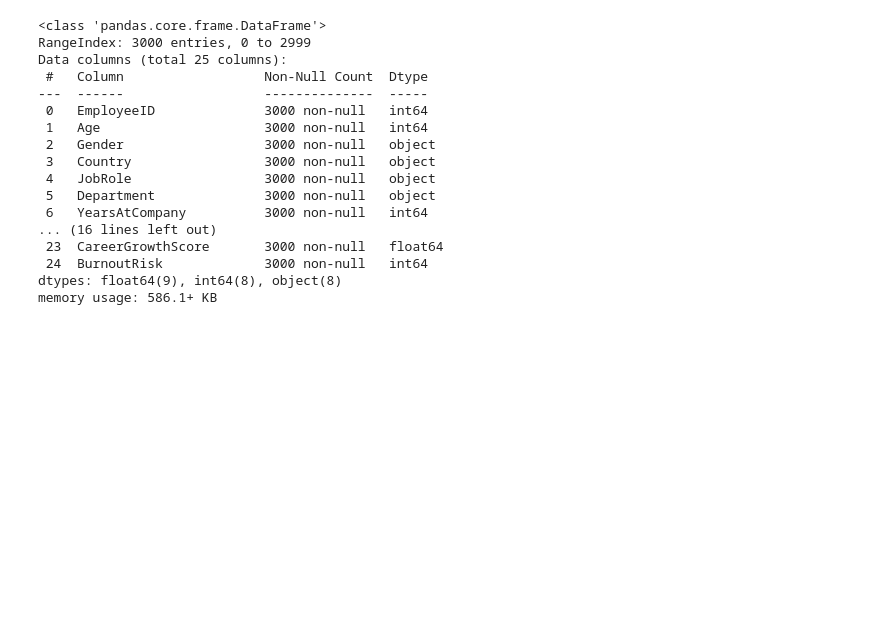
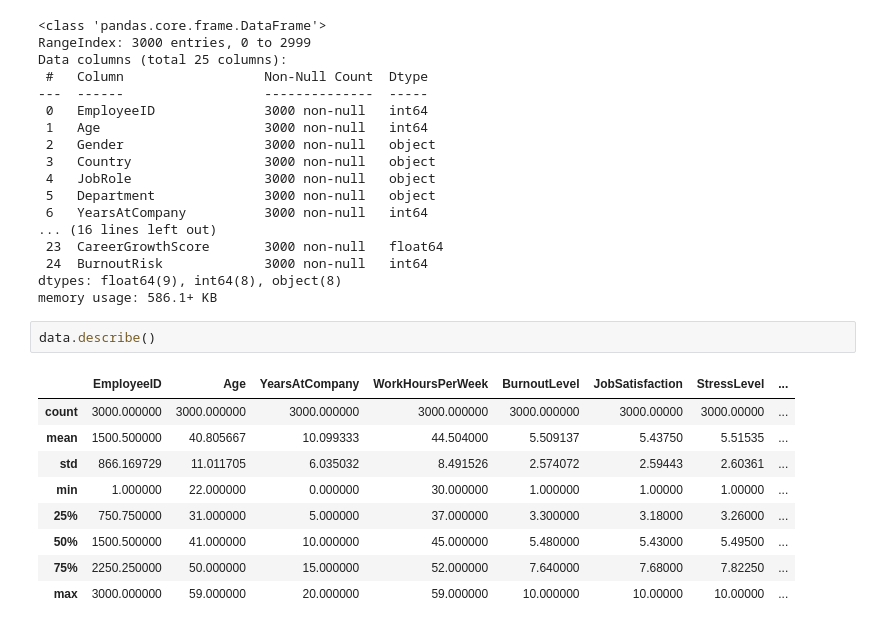
Before and after one commit to 2026378-coder/Statistical-Techniques-for-Data-Analysis-2026, a Jupyter notebook: Assignmnet.ipynb, the cells around one changed output. Drawn from its saved outputs; the diff is of its cells as text; blank space fills up the shorter version.

```diff
--- a/Assignmnet.ipynb
+++ b/Assignmnet.ipynb
@@ -42,3 +43,15 @@ Data columns (total 25 columns):
  24  BurnoutRisk             3000 non-null   int64
 dtypes: float64(9), int64(8), object(8)
 memory usage: 586.1+ KB
+# %%
+data.describe()
+# %% [output]
+|  | EmployeeID | Age | YearsAtCompany | WorkHoursPerWeek | BurnoutLevel | JobSatisfaction | StressLevel | ... |
+| count | 3000.000000 | 3000.000000 | 3000.000000 | 3000.000000 | 3000.000000 | 3000.00000 | 3000.00000 | ... |
+| mean | 1500.500000 | 40.805667 | 10.099333 | 44.504000 | 5.509137 | 5.43750 | 5.51535 | ... |
+| std | 866.169729 | 11.011705 | 6.035032 | 8.491526 | 2.574072 | 2.59443 | 2.60361 | ... |
+| min | 1.000000 | 22.000000 | 0.000000 | 30.000000 | 1.000000 | 1.00000 | 1.00000 | ... |
+| 25% | 750.750000 | 31.000000 | 5.000000 | 37.000000 | 3.300000 | 3.18000 | 3.26000 | ... |
+| 50% | 1500.500000 | 41.000000 | 10.000000 | 45.000000 | 5.480000 | 5.43000 | 5.49500 | ... |
+| 75% | 2250.250000 | 50.000000 | 15.000000 | 52.000000 | 7.640000 | 7.68000 | 7.82250 | ... |
+| max | 3000.000000 | 59.000000 | 20.000000 | 59.000000 | 10.000000 | 10.00000 | 10.00000 | ... |
```
Also changed, not shown: parts of 32 cells of this notebook.
